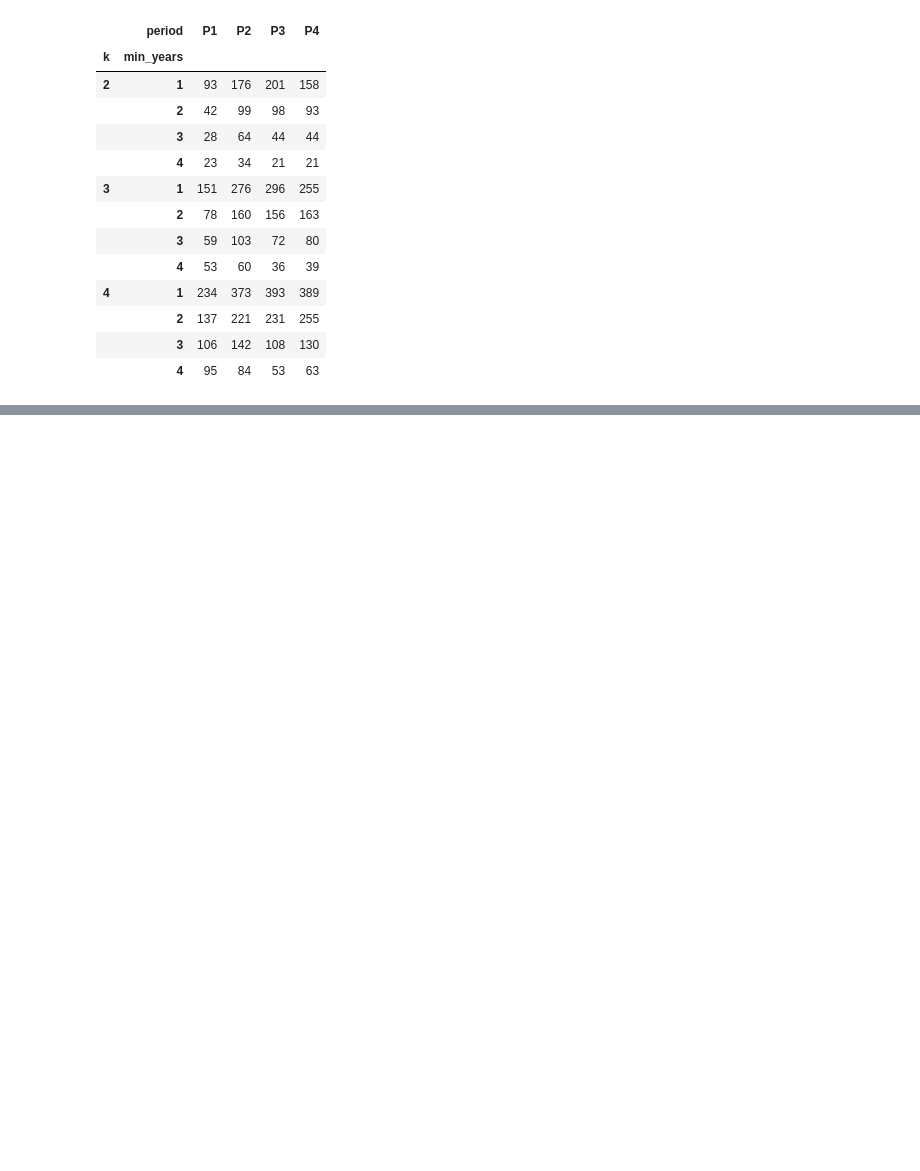
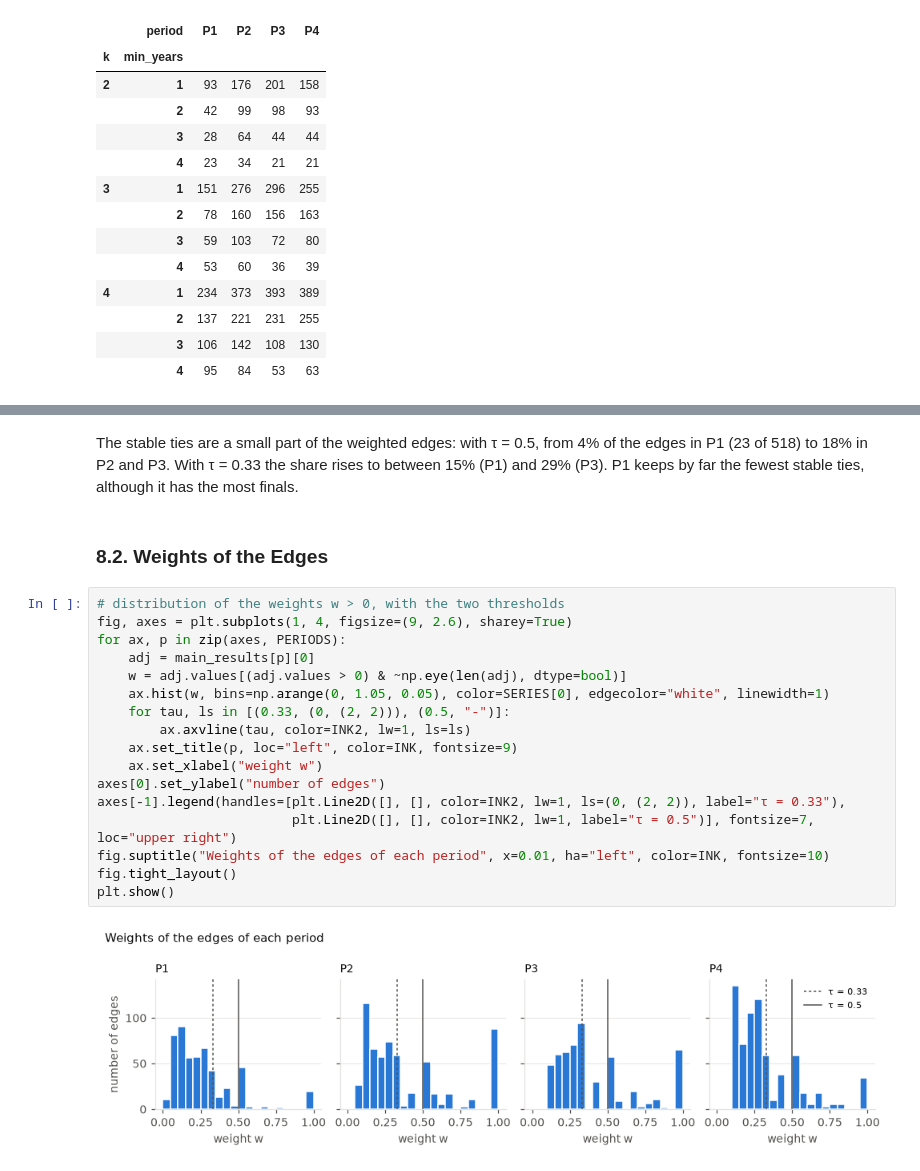
Before and after one commit to catalinabatalla/eurovision-sna, a Jupyter notebook: src/02-network_construction.ipynb, the cells around one changed output, grey strips where cells are left out. Cells and saved outputs as stored; diff of their text form; blank space fills up the shorter version.

Commit message:
Reviewing notebook 2, part 2

```diff
--- a/src/02-network_construction.ipynb
+++ b/src/02-network_construction.ipynb
@@ -788,0 +659,23 @@ LaTeX table successfully exported to: c:\Users\dudab\Projects\eurovision-sna\pap
+# %% [markdown]
+The stable ties are a small part of the weighted edges: with τ = 0.5, from 4% of the edges in P1 (23 of 518) to 18% in P2 and P3. With τ = 0.33 the share rises to between 15% (P1) and 29% (P3). P1 keeps by far the fewest stable ties, although it has the most finals.
+# %% [markdown]
+### 8.2. Weights of the Edges
+# %%
+# distribution of the weights w > 0, with the two thresholds
+fig, axes = plt.subplots(1, 4, figsize=(9, 2.6), sharey=True)
+for ax, p in zip(axes, PERIODS):
+    adj = main_results[p][0]
+    w = adj.values[(adj.values > 0) & ~np.eye(len(adj), dtype=bool)]
+    ax.hist(w, bins=np.arange(0, 1.05, 0.05), color=SERIES[0], edgecolor="white", linewidth=1)
+    for tau, ls in [(0.33, (0, (2, 2))), (0.5, "-")]:
+        ax.axvline(tau, color=INK2, lw=1, ls=ls)
+    ax.set_title(p, loc="left", color=INK, fontsize=9)
+    ax.set_xlabel("weight w")
+axes[0].set_ylabel("number of edges")
+axes[-1].legend(handles=[plt.Line2D([], [], color=INK2, lw=1, ls=(0, (2, 2)), label="τ = 0.33"),
+                         plt.Line2D([], [], color=INK2, lw=1, label="τ = 0.5")], fontsize=7, loc="upper right")
+fig.suptitle("Weights of the edges of each period", x=0.01, ha="left", color=INK, fontsize=10)
+fig.tight_layout()
+plt.show()
+# %% [output]
+[figure, added]
```
Also changed, not shown: parts of 58 cells of this notebook, 2 other files.
